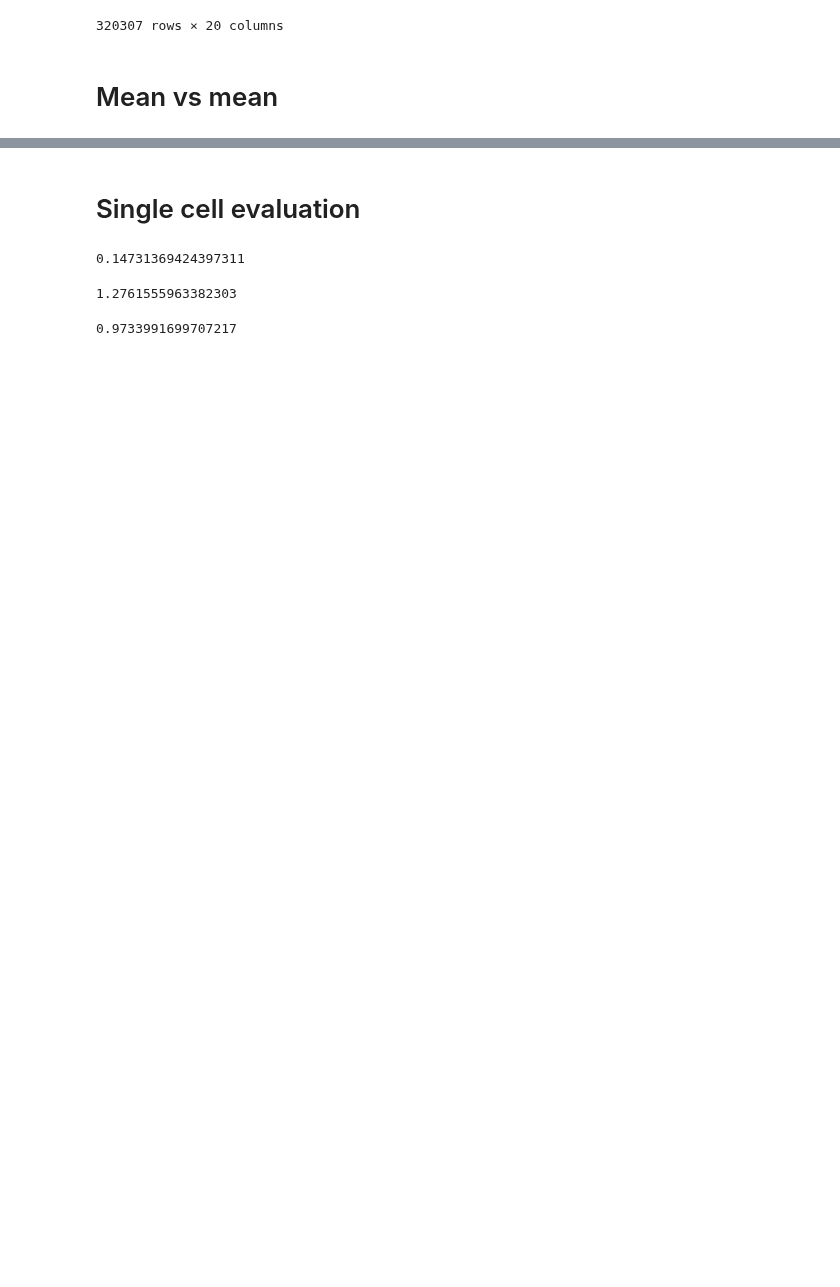
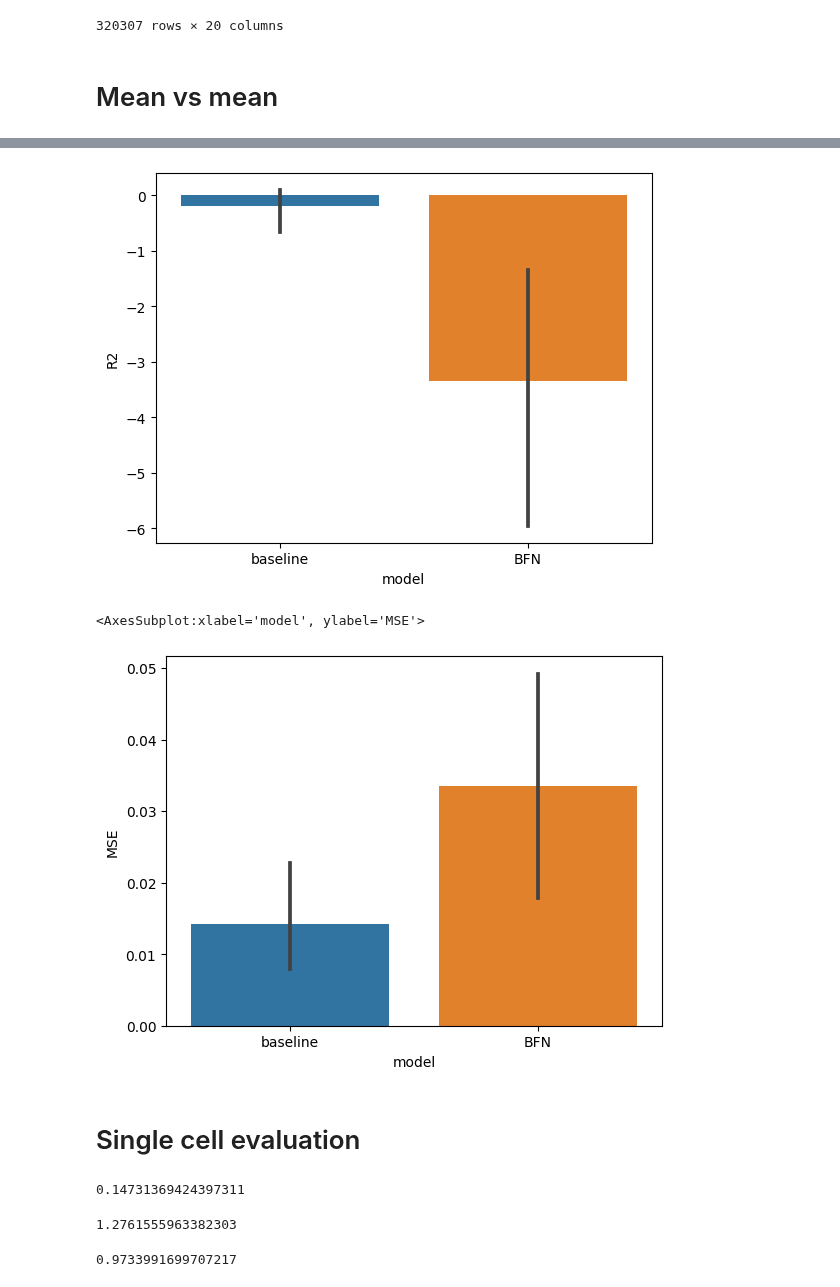
Before and after one commit to c-legac/biofuzznet, a Jupyter notebook: Notebooks/20230801_Performance_on_subnetwork.ipynb, the cells around one changed output, grey strips where cells are left out. Saved outputs shown, nothing was run; the diff lists cells and outputs as text; code cells hidden in the pictures; blank space fills up the shorter version.

```diff
--- a/Notebooks/20230801_Performance_on_subnetwork.ipynb
+++ b/Notebooks/20230801_Performance_on_subnetwork.ipynb
@@ -135,7 +135,7 @@ for m in markers:
 # %%
 for m in markers:
-    mse = (mean_pred[m]-mean_true[m])**2/len(mean_pred)
-    R2 = r2_score(mean_true[m], mean_pred[m])
+    mse = (mean_unsc_pred[m]-mean_unscaled[m])**2/len(mean_unsc_pred)
+    R2 = r2_score(mean_unscaled[m], mean_unsc_pred[m])
     print("MSE", m, mse.mean())
     print("R2", m, R2.mean())
 # %% [output]
@@ -159,3 +159,29 @@ R2 MEK12 -14.822579102767449
+# %%
+baseline_scores= {"R2": [], "MSE": []}
+BFN_scores= {"R2": [], "MSE": []}
+for m in markers:
+    mse = (mean_baseline[m]-mean_unscaled[m])**2/len(mean_baseline)
+    R2 = r2_score(mean_unscaled[m], mean_baseline[m])
+    baseline_scores["R2"].append(R2)
+    baseline_scores["MSE"].append(mse.mean())
+
+    mse = (mean_unsc_pred[m]-mean_unscaled[m])**2/len(mean_unsc_pred)
+    R2 = r2_score(mean_unscaled[m], mean_unsc_pred[m])
+    BFN_scores["R2"].append(R2)
+    BFN_scores["MSE"].append(mse.mean())
+# %%
+res = pd.concat([pd.DataFrame.from_dict(baseline_scores),
+            pd.DataFrame(BFN_scores)],
+           keys=["baseline", "BFN"], names=["model", ""]).reset_index("model")
+# %%
+sns.barplot(data = res, y="R2", x="model", dodge=True)
+plt.show()
+
+sns.barplot(data = res, y="MSE", x="model", dodge=True)
+# %% [output]
+[figure, added]
+<AxesSubplot:xlabel='model', ylabel='MSE'>
+[figure, added]
 # %% [markdown]
 # Single cell evaluation
 # %%
```
Also changed, not shown: parts of 2 cells of this notebook, 2 other files.
